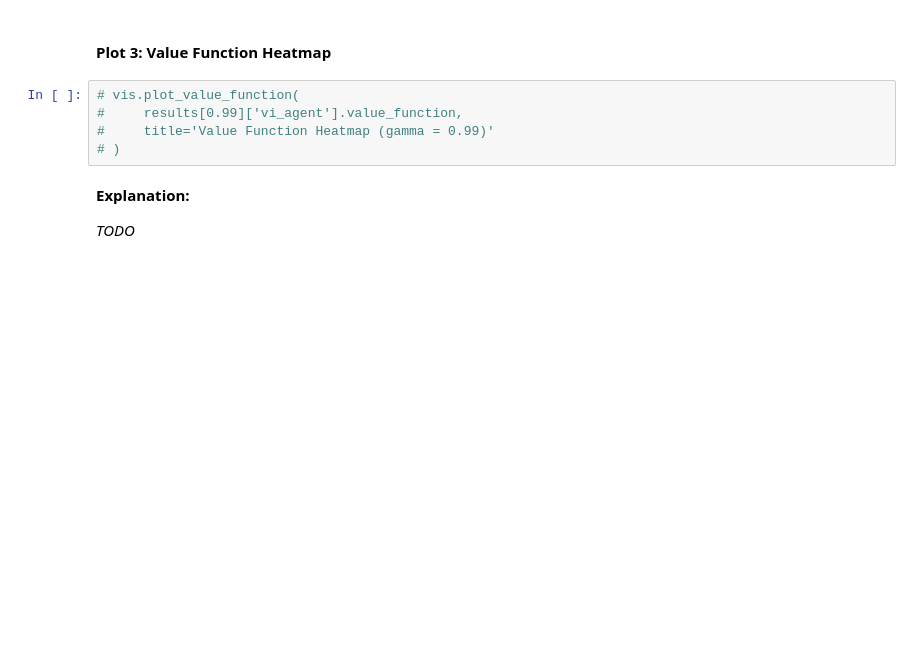
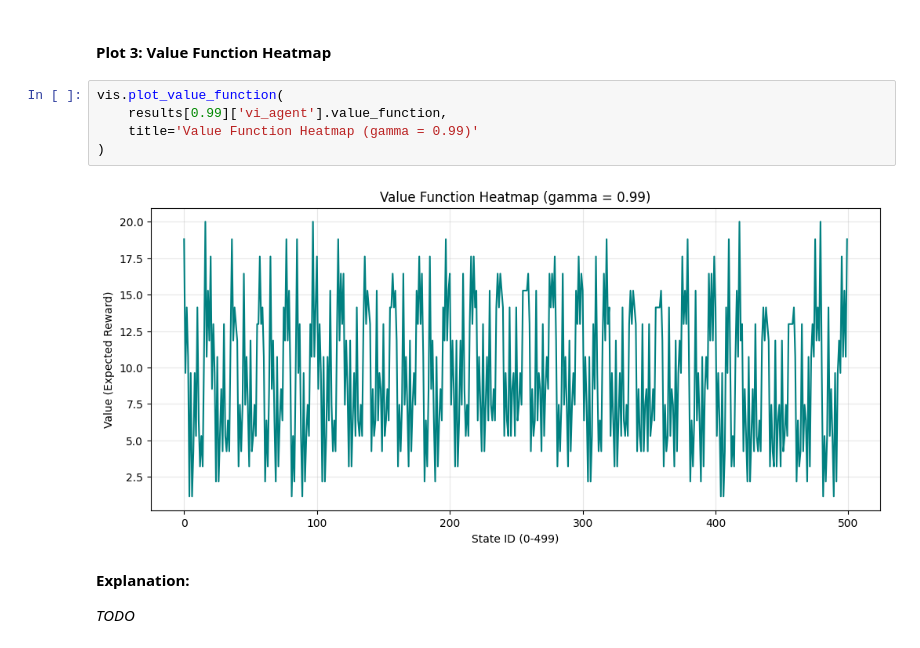
Before and after one commit to MoazGehad/DP_Reinforcement_Learning, a Jupyter notebook: Assignment1_DP_RL.ipynb, the cells around one changed output. Saved outputs shown, nothing was run; the diff lists cells and outputs as text; blank space fills up the shorter version.

```diff
--- a/Assignment1_DP_RL.ipynb
+++ b/Assignment1_DP_RL.ipynb
@@ -600,10 +644,12 @@ Run both algorithms with gamma in {0.50, 0.90, 0.99}.
 # %% [markdown]
 #### Plot 3: Value Function Heatmap
 # %%
-# vis.plot_value_function(
-#     results[0.99]['vi_agent'].value_function,
-#     title='Value Function Heatmap (gamma = 0.99)'
-# )
+vis.plot_value_function(
+    results[0.99]['vi_agent'].value_function,
+    title='Value Function Heatmap (gamma = 0.99)'
+)
+# %% [output]
+[figure, added]
 # %% [markdown]
 **Explanation:**
 
```
Also changed, not shown: parts of 11 cells of this notebook.
